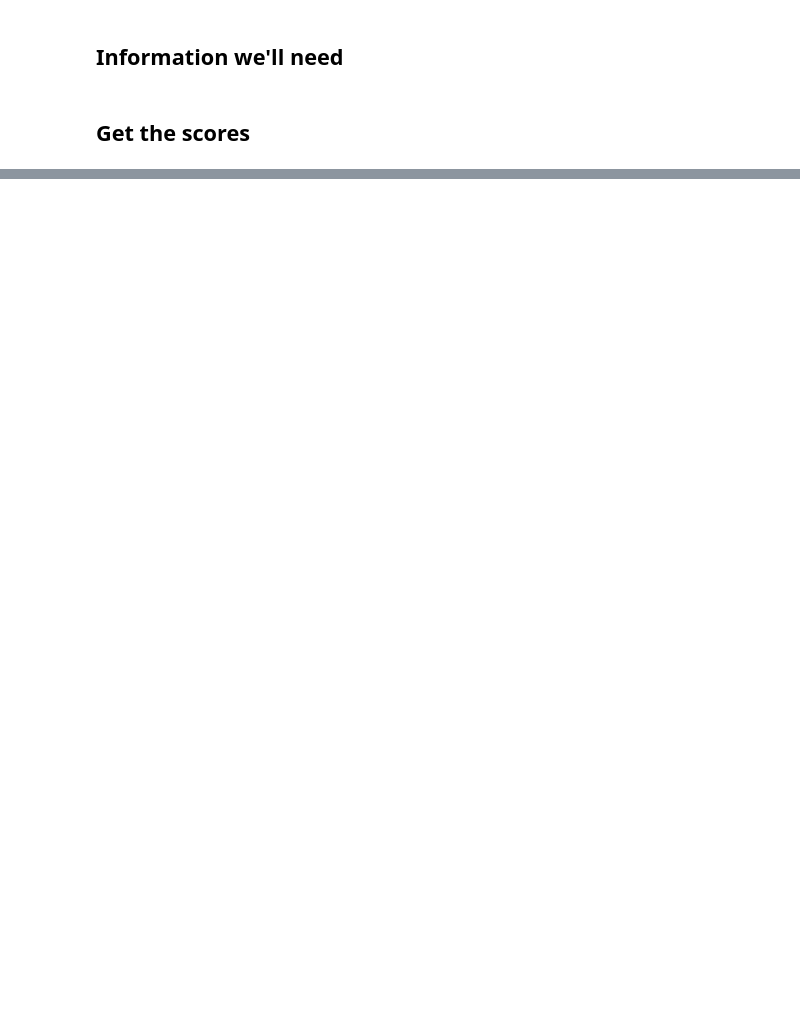
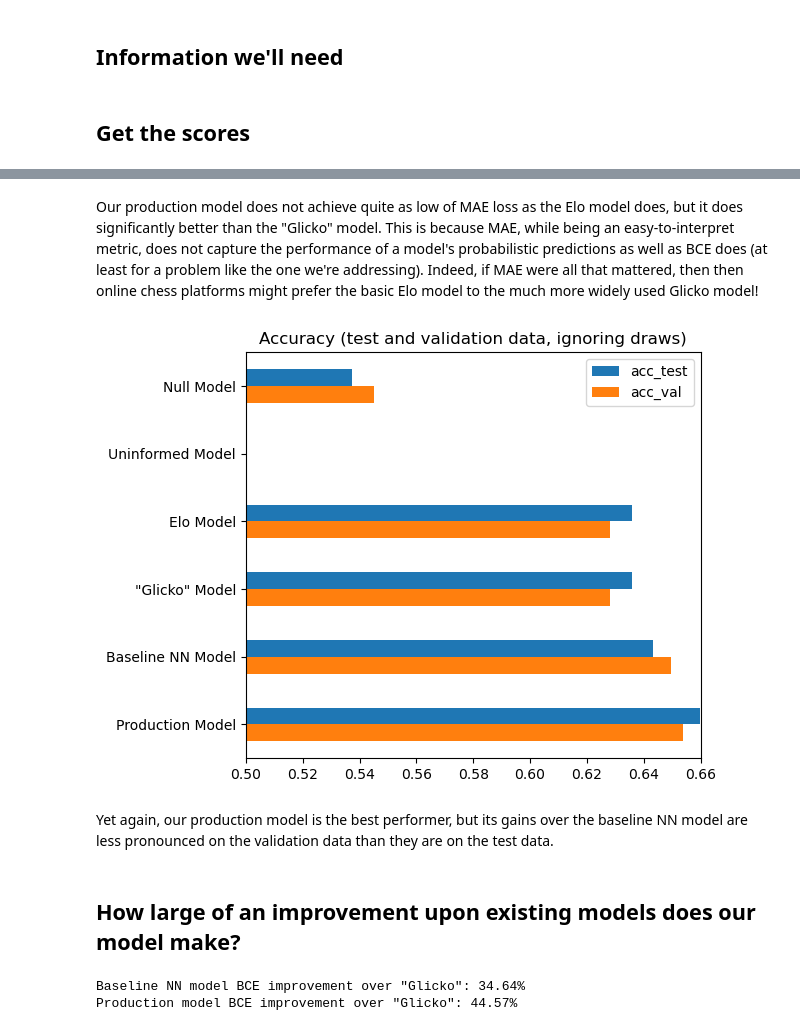
Before and after one commit to simonlazarus/Better-Chess-Matchmaking-with-AI, a Jupyter notebook: code/05_nn_modeling.ipynb, the cells around one changed output, grey strips where cells are left out. Cells and saved outputs as stored; diff of their text form; code cells hidden in the pictures; blank space fills up the shorter version.

```diff
--- a/code/05_nn_modeling.ipynb
+++ b/code/05_nn_modeling.ipynb
@@ -1066,0 +837,28 @@ pd.concat([results_df, pd.DataFrame(results_dict).T])
+# %% [markdown]
+Our production model does not achieve quite as low of MAE loss as the Elo model does, but it does significantly better than the "Glicko" model.  This is because MAE, while being an easy-to-interpret metric, does not capture the performance of a model's probabilistic predictions as well as BCE does (at least for a problem like the one we're addressing).  Indeed, if MAE were all that mattered, then then online chess platforms might prefer the basic Elo model to the much more widely used Glicko model!
+# %%
+df.plot(x="model_name", y=["acc_test", "acc_val"], kind="barh", xlim=(.5,.66), ylabel='',
+                                title='Accuracy (test and validation data, ignoring draws)')
+plt.gca().invert_yaxis();
+plt.tight_layout();
+plt.savefig('../images/accuracy.jpg')
+# %% [output]
+[figure, added]
+# %% [markdown]
+Yet again, our production model is the best performer, but its gains over the baseline NN model are less pronounced on the validation data than they are on the test data.
+# %% [markdown]
+## How large of an improvement upon existing models does our model make?
+# %%
+uninformed_bce = df['bce_val']['Uninformed Model']
+glicko_bce = df['bce_val']['"Glicko" Model']
+baseline_bce = df['bce_val']['Baseline NN Model']
+model_bce = df['bce_val']['Production Model']
+
+baseline_improvement = (baseline_bce - glicko_bce)/(glicko_bce-uninformed_bce)
+model_improvement = (model_bce - glicko_bce)/(glicko_bce-uninformed_bce)
+
+print(f'Baseline NN model BCE improvement over "Glicko": {round(100*baseline_improvement, 2)}%')
+print(f'Production model BCE improvement over "Glicko": {round(100*model_improvement, 2)}%')
+# %% [output]
+Baseline NN model BCE improvement over "Glicko": 34.64%
+Production model BCE improvement over "Glicko": 44.57%
```
Also changed, not shown: parts of 67 cells of this notebook, 12 other files.
